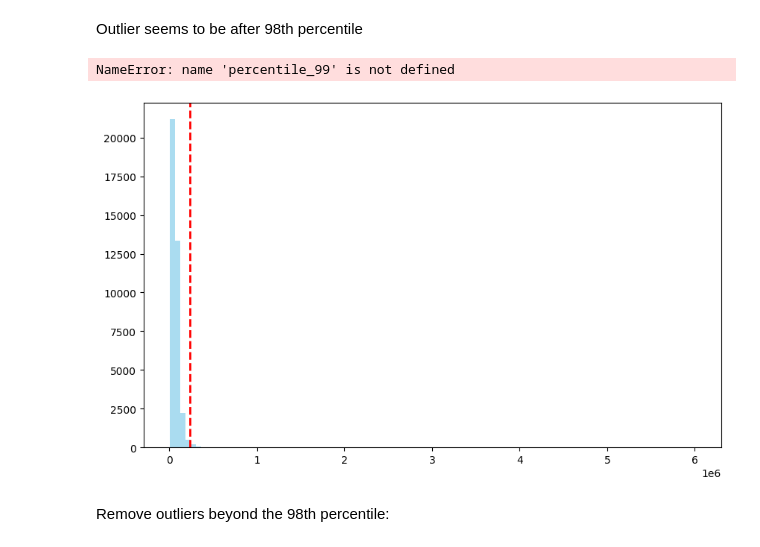
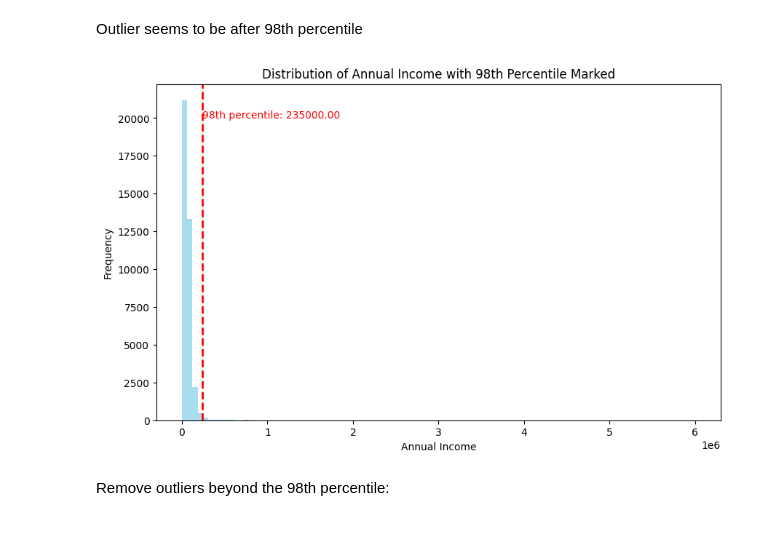
Before and after one commit to shashankgd/LendingClubCaseStudy, a Jupyter notebook: Group_Facilitator_Shashank.ipynb, the cells around one changed output. Drawn from its saved outputs; the diff is of its cells as text; code cells hidden in the pictures.

```diff
--- a/Group_Facilitator_Shashank.ipynb
+++ b/Group_Facilitator_Shashank.ipynb
@@ -224,7 +224,7 @@ Index(['id', 'member_id', 'loan_amnt', 'funded_amnt', 'funded_amnt_inv',
 # %%
 # Removing irrelevant columns which are calculated after loan is approved thus have no relevance to the analysis
 ## The columns removed are customer behaviour variables and are calculated after thus they cannot be used as input for the analysis
-loan_data=loan_data.drop(['delinq_2yrs','earliest_cr_line','inq_last_6mths','open_acc','pub_rec','revol_bal','revol_util','total_acc','out_prncp','out_prncp_inv','total_pymnt','total_pymnt_inv','total_rec_prncp','total_rec_int','total_rec_late_fee','recoveries','collection_recovery_fee','last_pymnt_d','last_pymnt_amnt','last_credit_pull_d','application_type'],axis=1)
+loan_data=loan_data.drop(['delinq_2yrs','earliest_cr_line','inq_last_6mths','open_acc','pub_rec','total_acc','out_prncp','out_prncp_inv','total_pymnt','total_pymnt_inv','total_rec_prncp','total_rec_int','total_rec_late_fee','recoveries','collection_recovery_fee','last_pymnt_d','last_pymnt_amnt','last_credit_pull_d','application_type'],axis=1)
 # Removing desc,emp_title,desc as they have no significance to the analysis as they are random varaibles and hold infomration which might not have significance to the conclusions
 loan_data=loan_data.drop(['title','emp_title','desc','url'],axis=1)
 # Removing zip_code as it is a masked data and cannot be used as input for the analysis
@@ -470,19 +467,18 @@ Outlier seems to be after 98th percentile
 # %%
 # Calculate the 98th percentile
 percentile_98 = loan_data['annual_inc'].quantile(0.99)
 
 # Plotting the distribution of annual_inc
 plt.figure(figsize=(10, 6))
 plt.hist(loan_data['annual_inc'], bins=100, color='skyblue', alpha=0.7)
 plt.axvline(percentile_98, color='red', linestyle='dashed', linewidth=2)
-plt.text(percentile_99, plt.ylim()[1]*0.9, f'98th percentile: {percentile_99:.2f}', color='red')
+plt.text(percentile_98, plt.ylim()[1]*0.9, f'98th percentile: {percentile_98:.2f}', color='red')
 plt.xlabel('Annual Income')
 plt.ylabel('Frequency')
 plt.title('Distribution of Annual Income with 98th Percentile Marked')
 plt.show()
 # %% [output]
-NameError: name 'percentile_99' is not defined
-[figure, old version]
+[figure, new version]
 # %% [markdown]
 Remove outliers beyond the 98th percentile:
 # %%
```
Also changed, not shown: parts of 37 cells of this notebook, 2 other files.
